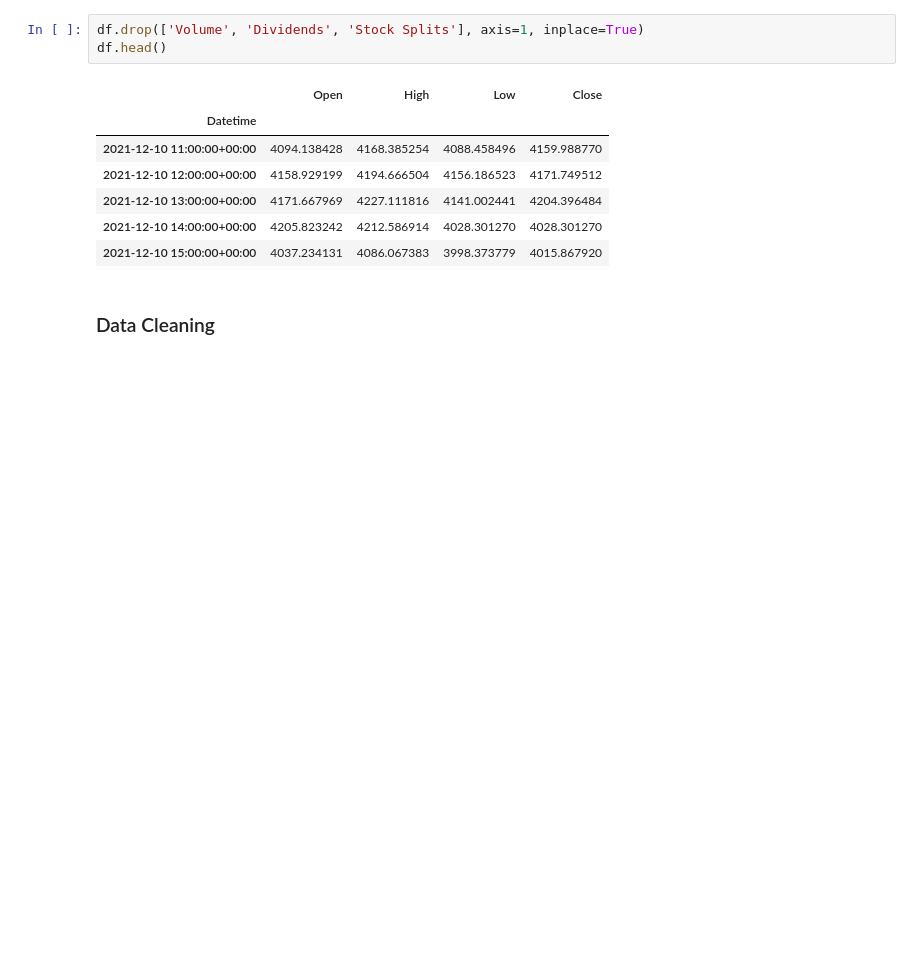
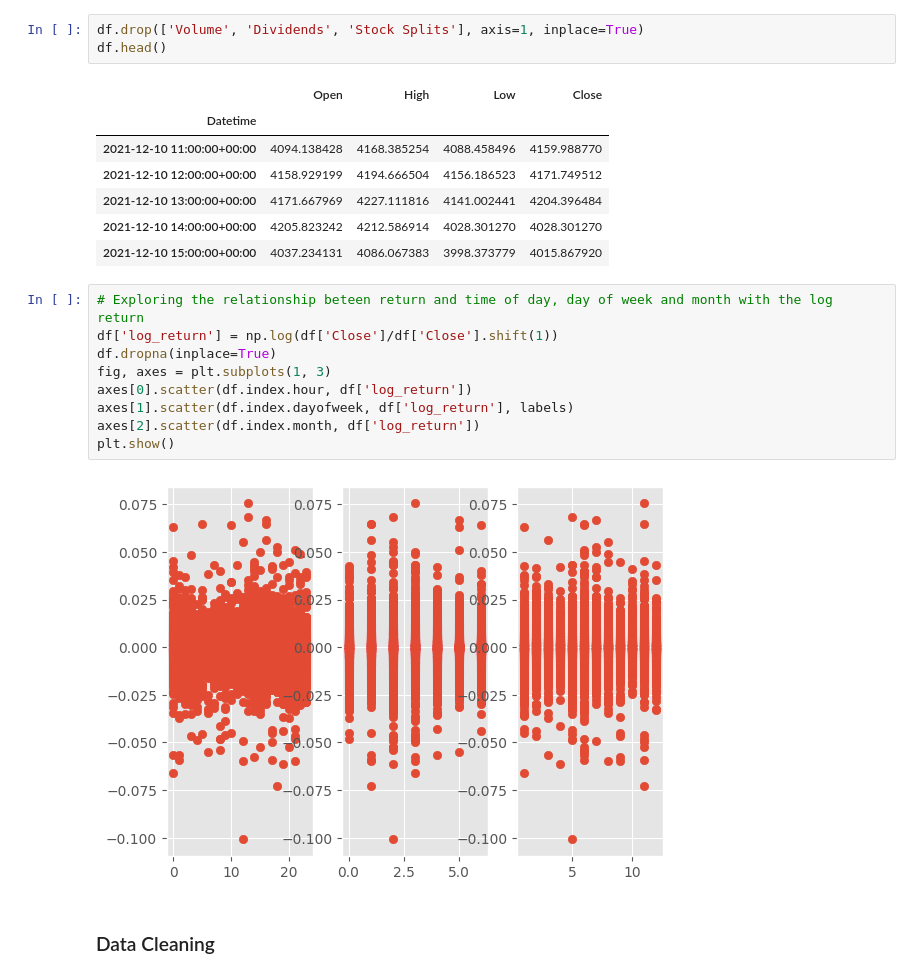
Before and after one commit to will-j-c/cqf_final_project_DL, a Jupyter notebook: report.ipynb, the cells around one changed output. Saved outputs shown, nothing was run; the diff lists cells and outputs as text; blank space fills up the shorter version.

```diff
--- a/report.ipynb
+++ b/report.ipynb
@@ -101,6 +102,17 @@ df.head()
 | 2021-12-10 13:00:00+00:00 | 4171.667969 | 4227.111816 | 4141.002441 | 4204.396484 |
 | 2021-12-10 14:00:00+00:00 | 4205.823242 | 4212.586914 | 4028.301270 | 4028.301270 |
 | 2021-12-10 15:00:00+00:00 | 4037.234131 | 4086.067383 | 3998.373779 | 4015.867920 |
+# %%
+# Exploring the relationship beteen return and time of day, day of week and month with the log return
+df['log_return'] = np.log(df['Close']/df['Close'].shift(1))
+df.dropna(inplace=True)
+fig, axes = plt.subplots(1, 3)
+axes[0].scatter(df.index.hour, df['log_return'])
+axes[1].scatter(df.index.dayofweek, df['log_return'], labels)
+axes[2].scatter(df.index.month, df['log_return'])
+plt.show()
+# %% [output]
+[figure, added]
 # %% [markdown]
 ### Data Cleaning
 # %% [markdown]
```
Also changed, not shown: parts of 3 cells of this notebook.
